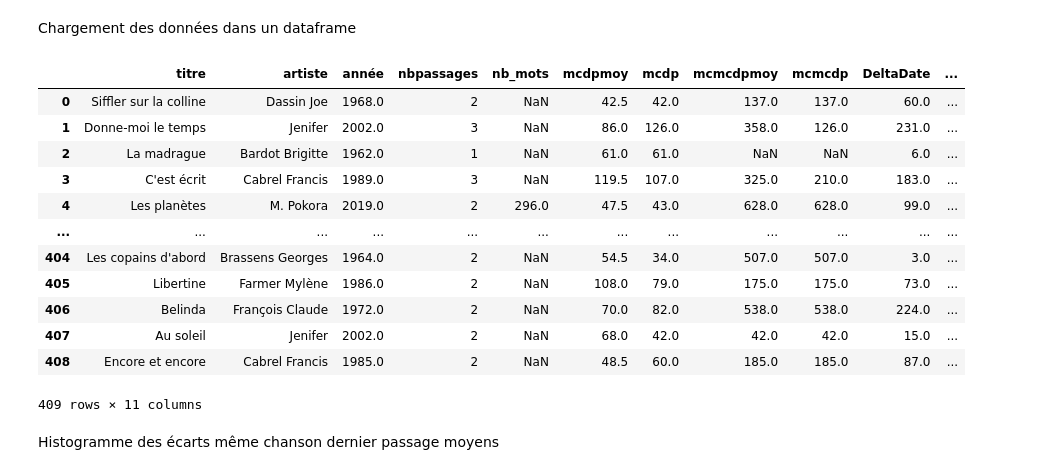
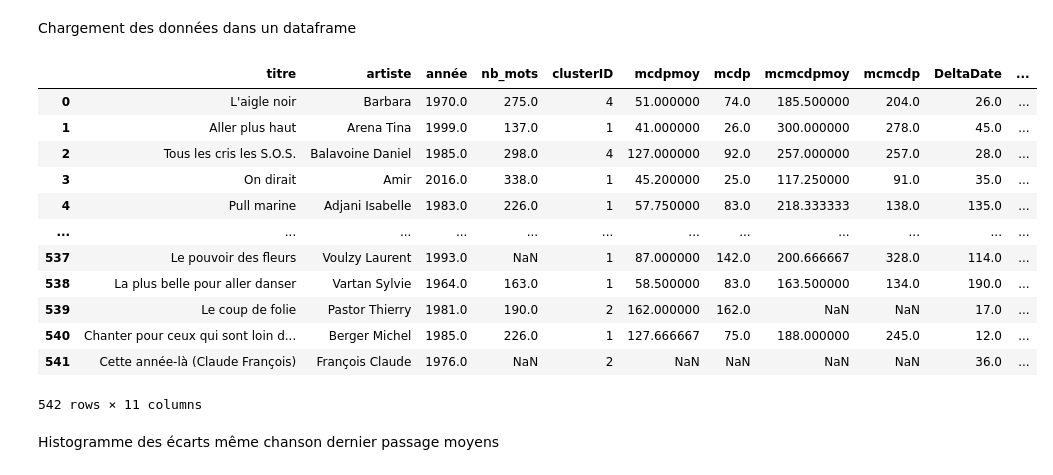
Before and after one commit to ThomasCosyn/code, a Jupyter notebook: ML/prediction.ipynb, the cells around one changed output. Drawn from its saved outputs; the diff is of its cells as text; code cells hidden in the pictures.

Commit message:
Début de l'intégration des clusters pour la prédiction

```diff
--- a/ML/prediction.ipynb
+++ b/ML/prediction.ipynb
@@ -19,21 +20,21 @@ dateSimule = input("Entrer la date au format 'yyyy-MM-dd' : ")
 # %% [markdown]
 Chargement des données dans un dataframe
 # %%
-df = pd.read_sql_query('SELECT titre, artiste, "année",	nbpassages,	nb_mots, (SELECT AVG(laps) FROM public."LapsMCDP"(titre,' + dateSimule + ')) AS MCDPmoy, (SELECT laps FROM public."LapsMCDP"(titre,' + dateSimule + ') LIMIT 1 ) AS MCDP, (SELECT AVG(laps) FROM public."LapsMCMCDP"(titre,' + dateSimule + ')) AS MCMCDPmoy, (SELECT laps FROM public."LapsMCMCDP"(titre,' + dateSimule + ') LIMIT 1 ) AS MCMCDP, public."DeltaDate"(titre, ' + dateSimule + ',' + dateSimule + '), public."DeltaDateMC"(titre, ' + dateSimule + ',' + dateSimule + ') FROM public."MêmesChansons"',con=conn)
+df = pd.read_sql_query('SELECT titre, artiste, "année",	nb_mots, "clusterID", (SELECT AVG(laps) FROM public."LapsMCDP"(titre,' + dateSimule + ')) AS MCDPmoy, (SELECT laps FROM public."LapsMCDP"(titre,' + dateSimule + ') LIMIT 1 ) AS MCDP, (SELECT AVG(laps) FROM public."LapsMCMCDP"(titre,' + dateSimule + ')) AS MCMCDPmoy, (SELECT laps FROM public."LapsMCMCDP"(titre,' + dateSimule + ') LIMIT 1 ) AS MCMCDP, public."DeltaDate"(titre, ' + dateSimule + ',' + dateSimule + '), public."DeltaDateMC"(titre, ' + dateSimule + ',' + dateSimule + ') FROM public."MêmesChansons"',con=conn)
 df
 # %% [output]
-|  | titre | artiste | année | nbpassages | nb_mots | mcdpmoy | mcdp | mcmcdpmoy | mcmcdp | DeltaDate | ... |
-| 0 | Siffler sur la colline | Dassin Joe | 1968.0 | 2 | NaN | 42.5 | 42.0 | 137.0 | 137.0 | 60.0 | ... |
-| 1 | Donne-moi le temps | Jenifer | 2002.0 | 3 | NaN | 86.0 | 126.0 | 358.0 | 126.0 | 231.0 | ... |
-| 2 | La madrague | Bardot Brigitte | 1962.0 | 1 | NaN | 61.0 | 61.0 | NaN | NaN | 6.0 | ... |
-| 3 | C'est écrit | Cabrel Francis | 1989.0 | 3 | NaN | 119.5 | 107.0 | 325.0 | 210.0 | 183.0 | ... |
-| 4 | Les planètes | M. Pokora | 2019.0 | 2 | 296.0 | 47.5 | 43.0 | 628.0 | 628.0 | 99.0 | ... |
+|  | titre | artiste | année | nb_mots | clusterID | mcdpmoy | mcdp | mcmcdpmoy | mcmcdp | DeltaDate | ... |
+| 0 | L'aigle noir | Barbara | 1970.0 | 275.0 | 4 | 51.000000 | 74.0 | 185.500000 | 204.0 | 26.0 | ... |
+| 1 | Aller plus haut | Arena Tina | 1999.0 | 137.0 | 1 | 41.000000 | 26.0 | 300.000000 | 278.0 | 45.0 | ... |
+| 2 | Tous les cris les S.O.S. | Balavoine Daniel | 1985.0 | 298.0 | 4 | 127.000000 | 92.0 | 257.000000 | 257.0 | 28.0 | ... |
+| 3 | On dirait | Amir | 2016.0 | 338.0 | 1 | 45.200000 | 25.0 | 117.250000 | 91.0 | 35.0 | ... |
+| 4 | Pull marine | Adjani Isabelle | 1983.0 | 226.0 | 1 | 57.750000 | 83.0 | 218.333333 | 138.0 | 135.0 | ... |
 | ... | ... | ... | ... | ... | ... | ... | ... | ... | ... | ... | ... |
-| 404 | Les copains d'abord | Brassens Georges | 1964.0 | 2 | NaN | 54.5 | 34.0 | 507.0 | 507.0 | 3.0 | ... |
-| 405 | Libertine | Farmer Mylène | 1986.0 | 2 | NaN | 108.0 | 79.0 | 175.0 | 175.0 | 73.0 | ... |
-| 406 | Belinda | François Claude | 1972.0 | 2 | NaN | 70.0 | 82.0 | 538.0 | 538.0 | 224.0 | ... |
-| 407 | Au soleil | Jenifer | 2002.0 | 2 | NaN | 68.0 | 42.0 | 42.0 | 42.0 | 15.0 | ... |
-| 408 | Encore et encore | Cabrel Francis | 1985.0 | 2 | NaN | 48.5 | 60.0 | 185.0 | 185.0 | 87.0 | ... |
+| 537 | Le pouvoir des fleurs | Voulzy Laurent | 1993.0 | NaN | 1 | 87.000000 | 142.0 | 200.666667 | 328.0 | 114.0 | ... |
+| 538 | La plus belle pour aller danser | Vartan Sylvie | 1964.0 | 163.0 | 1 | 58.500000 | 83.0 | 163.500000 | 134.0 | 190.0 | ... |
+| 539 | Le coup de folie | Pastor Thierry | 1981.0 | 190.0 | 2 | 162.000000 | 162.0 | NaN | NaN | 17.0 | ... |
+| 540 | Chanter pour ceux qui sont loin d... | Berger Michel | 1985.0 | 226.0 | 1 | 127.666667 | 75.0 | 188.000000 | 245.0 | 12.0 | ... |
+| 541 | Cette année-là (Claude François) | François Claude | 1976.0 | NaN | 2 | NaN | NaN | NaN | NaN | 36.0 | ... |
-409 rows × 11 columns
+542 rows × 11 columns
 # %% [markdown]
 Histogramme des écarts même chanson dernier passage moyens
```
Also changed, not shown: parts of 15 cells of this notebook, 5 other files.
